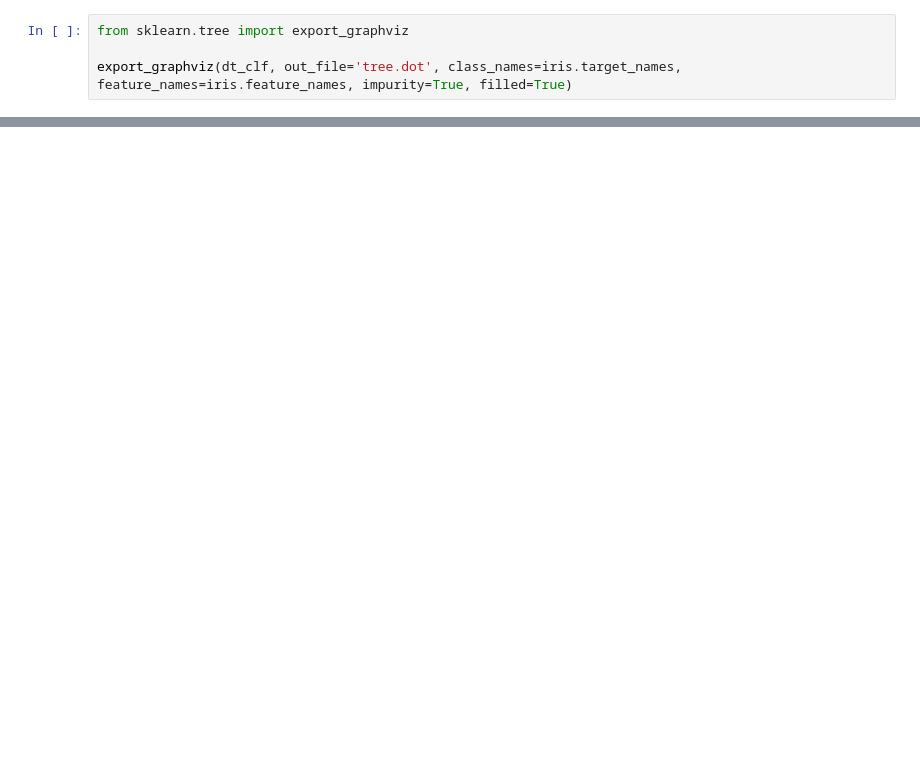
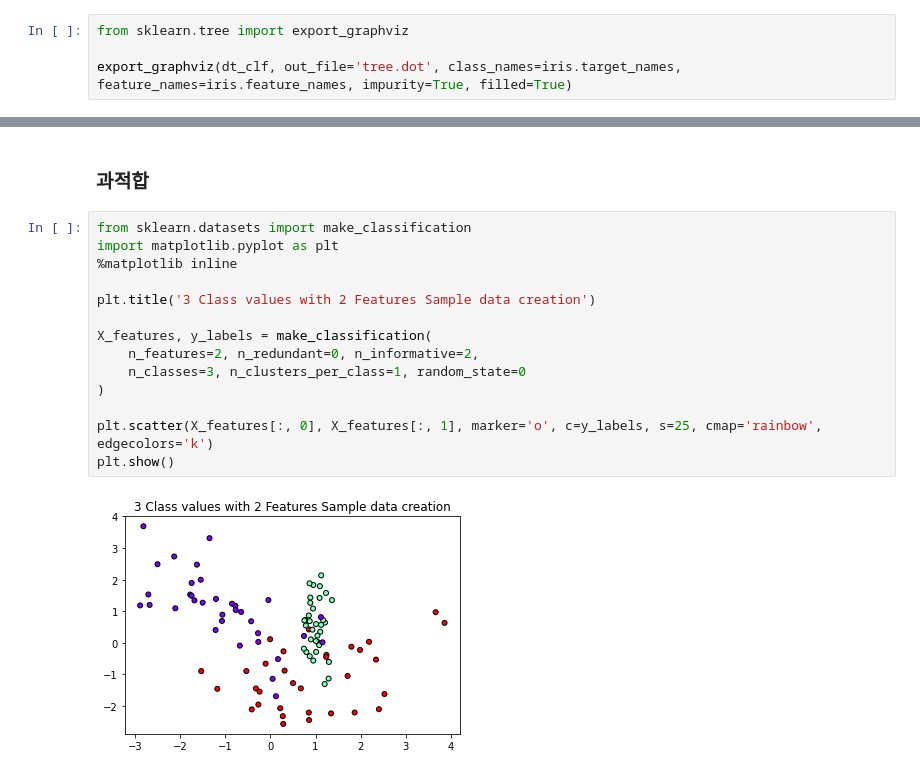
Before and after one commit to STNox/Machine-Learning, a Jupyter notebook: 03. Classification/02_DecisionTree.ipynb, the cells around one changed output, grey strips where cells are left out. Drawn from its saved outputs; the diff is of its cells as text; blank space fills up the shorter version.

Commit message:
ML Classification

```diff
--- a/03. Classification/02_DecisionTree.ipynb
+++ b/03. Classification/02_DecisionTree.ipynb
@@ -26,0 +139,18 @@ ModuleNotFoundError: No module named 'graphviz'
+# %% [markdown]
+### 과적합
+# %%
+from sklearn.datasets import make_classification
+import matplotlib.pyplot as plt
+%matplotlib inline
+
+plt.title('3 Class values with 2 Features Sample data creation')
+
+X_features, y_labels = make_classification(
+    n_features=2, n_redundant=0, n_informative=2,
+    n_classes=3, n_clusters_per_class=1, random_state=0
+)
+
+plt.scatter(X_features[:, 0], X_features[:, 1], marker='o', c=y_labels, s=25, cmap='rainbow', edgecolors='k')
+plt.show()
+# %% [output]
+[figure, added]
```
Also changed, not shown: parts of 23 cells of this notebook, 6 other files.
